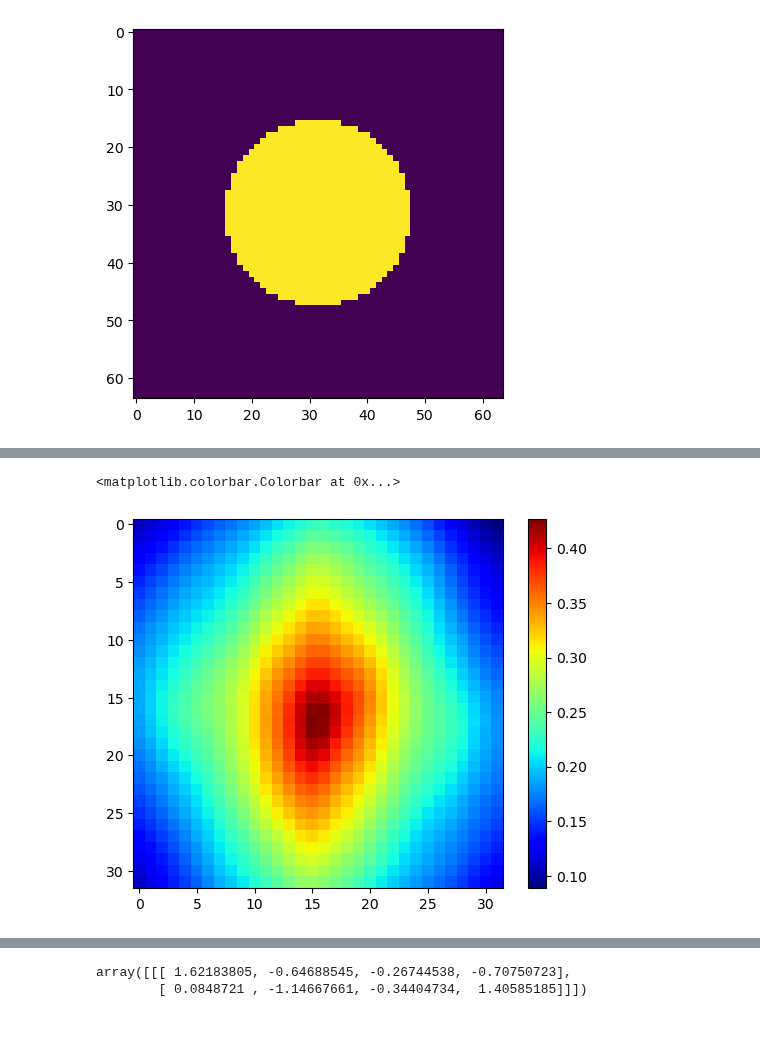
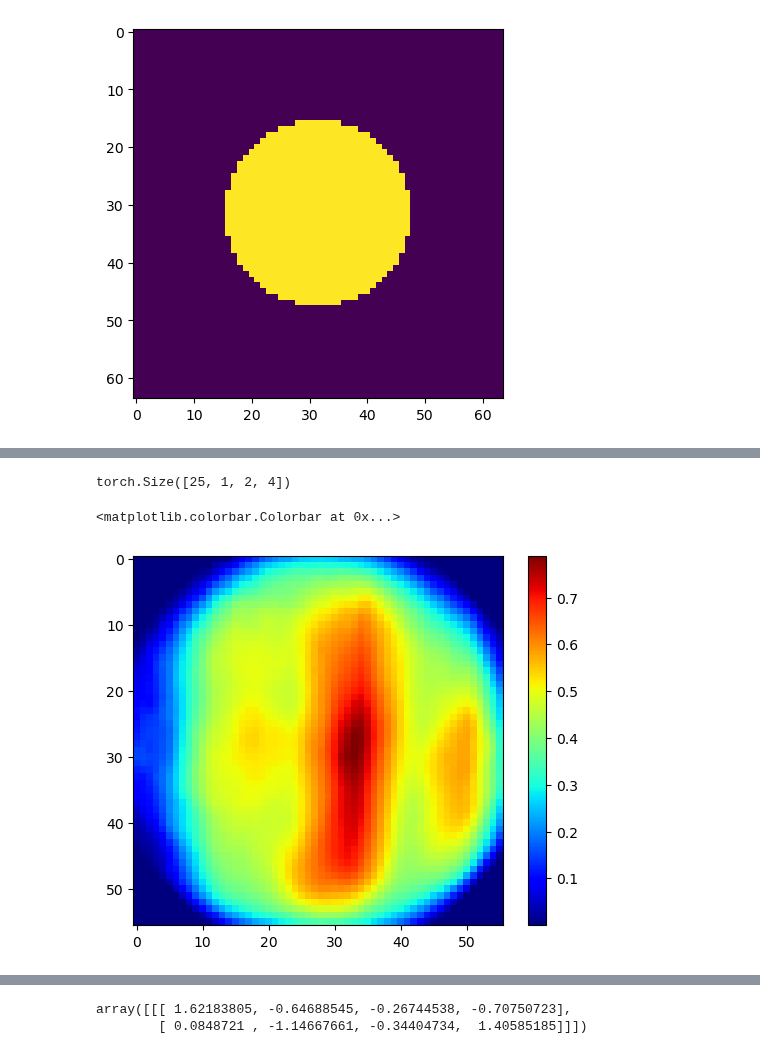
Before and after one commit to hoidn/PtychoPINN, a Jupyter notebook: notebooks/position_correction_2.ipynb, the cells around one changed output, grey strips where cells are left out. Saved outputs shown, nothing was run; the diff lists cells and outputs as text; code cells hidden in the pictures; blank space fills up the shorter version.

```diff
--- a/notebooks/position_correction_2.ipynb
+++ b/notebooks/position_correction_2.ipynb
@@ -123,5 +172,5 @@ plt.imshow(np.abs(mask[0, :, :, 0]))
 # %%
-epsilon = 1
+epsilon = .1
 nn = 16#54
 # ccorr_ref = torch_cross_image_full(imgs[:, :, :, 0], imgs[:, :, :, 0], convolve=False, submean = True)[:, nn: -nn, nn: -nn]
 
@@ -195,8 +244,12 @@ pearsonr(cmshift(peak_positions)[:, :, ii, :].ravel(),
+# %%
+peak_positions.shape
+# %% [output]
+torch.Size([25, 1, 2, 4])
 # %%
-mm = 16
-plt.imshow(ccorr2s[0, mm: -mm, mm: -mm, 1], cmap = 'jet')
+mm = 4
+plt.imshow(ccorr2s[24, mm: -mm, mm: -mm, 3], cmap = 'jet')
 plt.colorbar()
 # %% [output]
 <matplotlib.colorbar.Colorbar at 0x...>
-[figure, old version]
+[figure, new version]
 # %%
```
Also changed, not shown: parts of 11 cells of this notebook, 1 other file.
